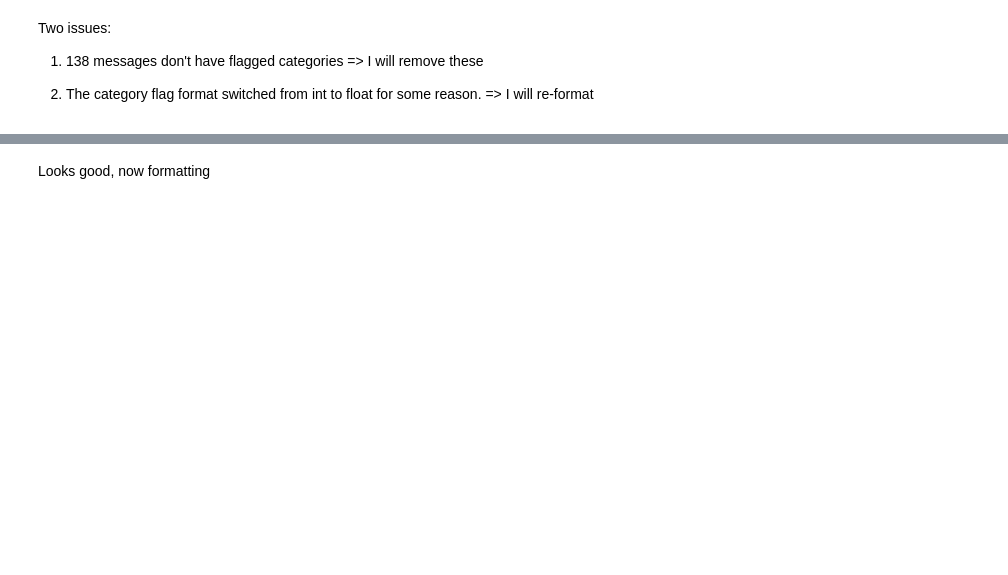
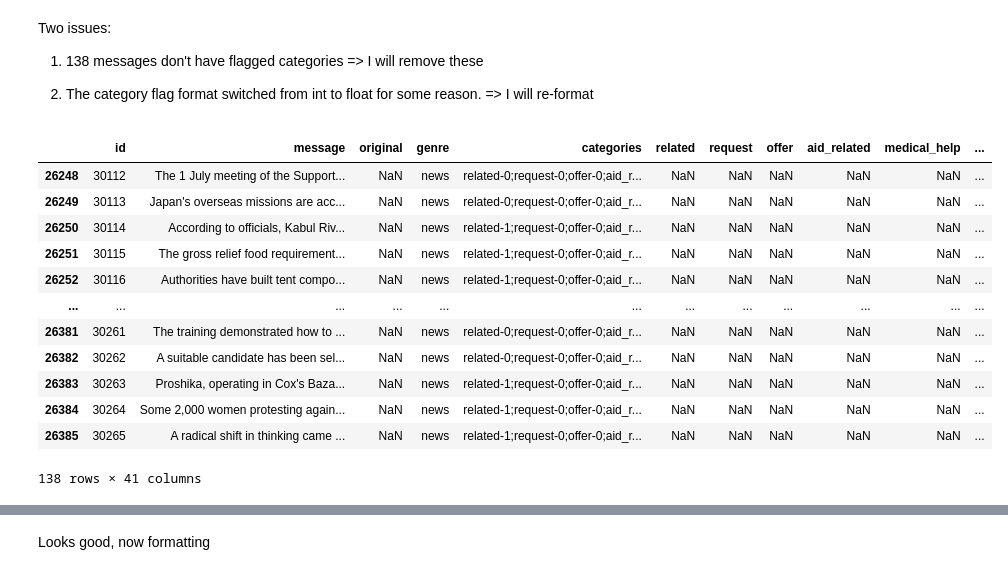
Before and after one commit to LarsTinnefeld/distaster-response-pipeline, a Jupyter notebook: Notebooks/ETL_Pipeline_Preparation.ipynb, the cells around one changed output, grey strips where cells are left out. Drawn from its saved outputs; the diff is of its cells as text; code cells hidden in the pictures; blank space fills up the shorter version.

```diff
--- a/Notebooks/ETL_Pipeline_Preparation.ipynb
+++ b/Notebooks/ETL_Pipeline_Preparation.ipynb
@@ -232,2 +219,17 @@ df.drop('original', axis = 1, inplace = True)
-# %%
-df.dropna(inplace = True)
+# %%
+# Checking examples where information is missing in the categories
+df[df['related'].isna()]
+# %% [output]
+|  | id | message | original | genre | categories | related | request | offer | aid_related | medical_help | ... |
+| 26248 | 30112 | The 1 July meeting of the Support... | NaN | news | related-0;request-0;offer-0;aid_r... | NaN | NaN | NaN | NaN | NaN | ... |
+| 26249 | 30113 | Japan's overseas missions are acc... | NaN | news | related-0;request-0;offer-0;aid_r... | NaN | NaN | NaN | NaN | NaN | ... |
+| 26250 | 30114 | According to officials, Kabul Riv... | NaN | news | related-1;request-0;offer-0;aid_r... | NaN | NaN | NaN | NaN | NaN | ... |
+| 26251 | 30115 | The gross relief food requirement... | NaN | news | related-1;request-0;offer-0;aid_r... | NaN | NaN | NaN | NaN | NaN | ... |
+| 26252 | 30116 | Authorities have built tent compo... | NaN | news | related-1;request-0;offer-0;aid_r... | NaN | NaN | NaN | NaN | NaN | ... |
+| ... | ... | ... | ... | ... | ... | ... | ... | ... | ... | ... | ... |
+| 26381 | 30261 | The training demonstrated how to ... | NaN | news | related-0;request-0;offer-0;aid_r... | NaN | NaN | NaN | NaN | NaN | ... |
+| 26382 | 30262 | A suitable candidate has been sel... | NaN | news | related-0;request-0;offer-0;aid_r... | NaN | NaN | NaN | NaN | NaN | ... |
+| 26383 | 30263 | Proshika, operating in Cox's Baza... | NaN | news | related-1;request-0;offer-0;aid_r... | NaN | NaN | NaN | NaN | NaN | ... |
+| 26384 | 30264 | Some 2,000 women protesting again... | NaN | news | related-1;request-0;offer-0;aid_r... | NaN | NaN | NaN | NaN | NaN | ... |
+| 26385 | 30265 | A radical shift in thinking came ... | NaN | news | related-1;request-0;offer-0;aid_r... | NaN | NaN | NaN | NaN | NaN | ... |
+138 rows × 41 columns
```
Also changed, not shown: parts of 12 cells of this notebook, 2 other files.
